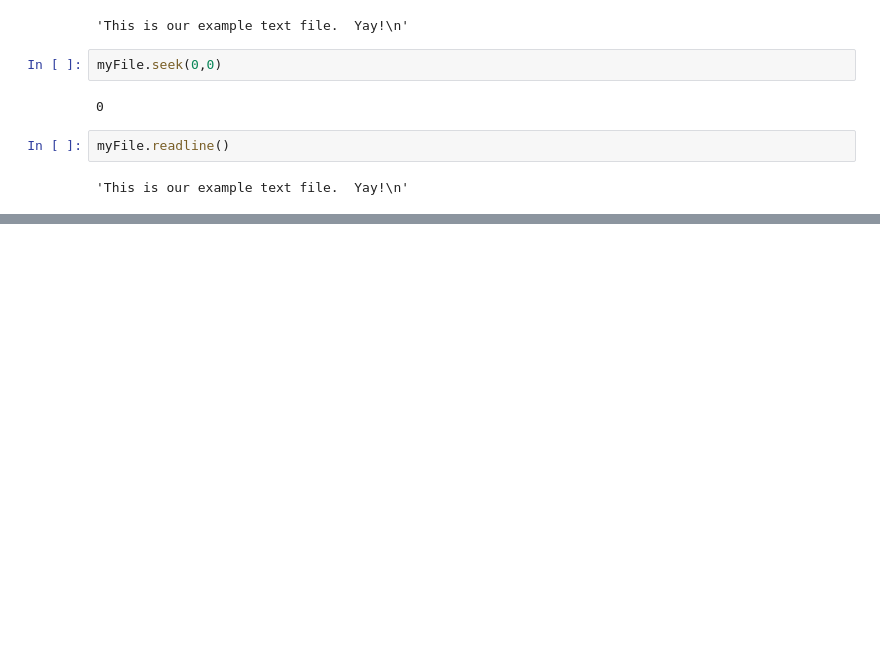
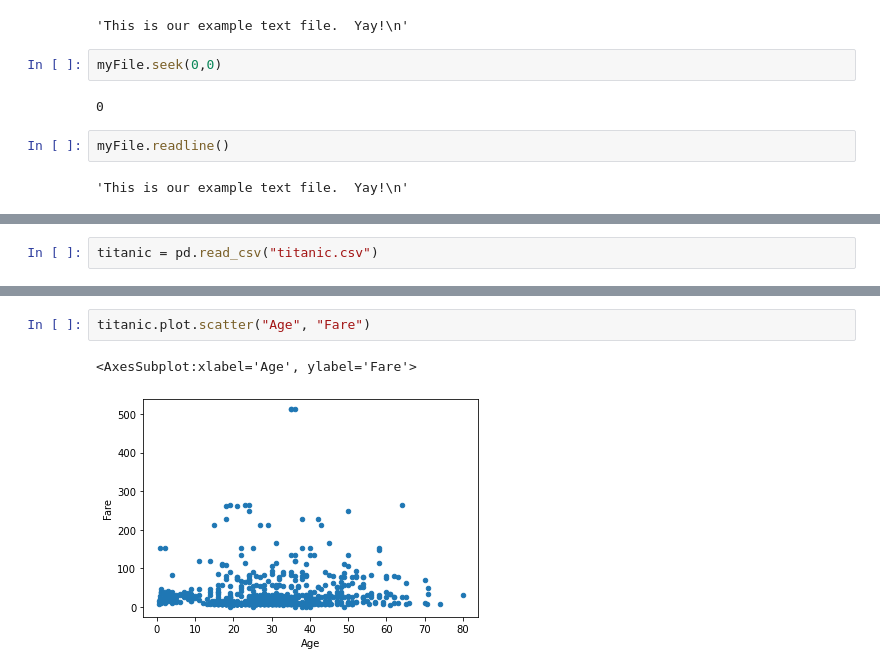
Before and after one commit to millera2/millera2.github.io, a Jupyter notebook: CS-111/CS111-scratch-pad.ipynb, the cells around one changed output, grey strips where cells are left out. Cells and saved outputs as stored; diff of their text form; blank space fills up the shorter version.

```diff
--- a/CS-111/CS111-scratch-pad.ipynb
+++ b/CS-111/CS111-scratch-pad.ipynb
@@ -1531,0 +1534,2 @@ myFile.readline()
+# %%
+titanic = pd.read_csv("titanic.csv")
@@ -1531,0 +1545,5 @@ myFile.readline()
+# %%
+titanic.plot.scatter("Age", "Fare")
+# %% [output]
+<AxesSubplot:xlabel='Age', ylabel='Fare'>
+[figure, added]
```
Also changed, not shown: parts of 13 cells of this notebook, 8 other files.
